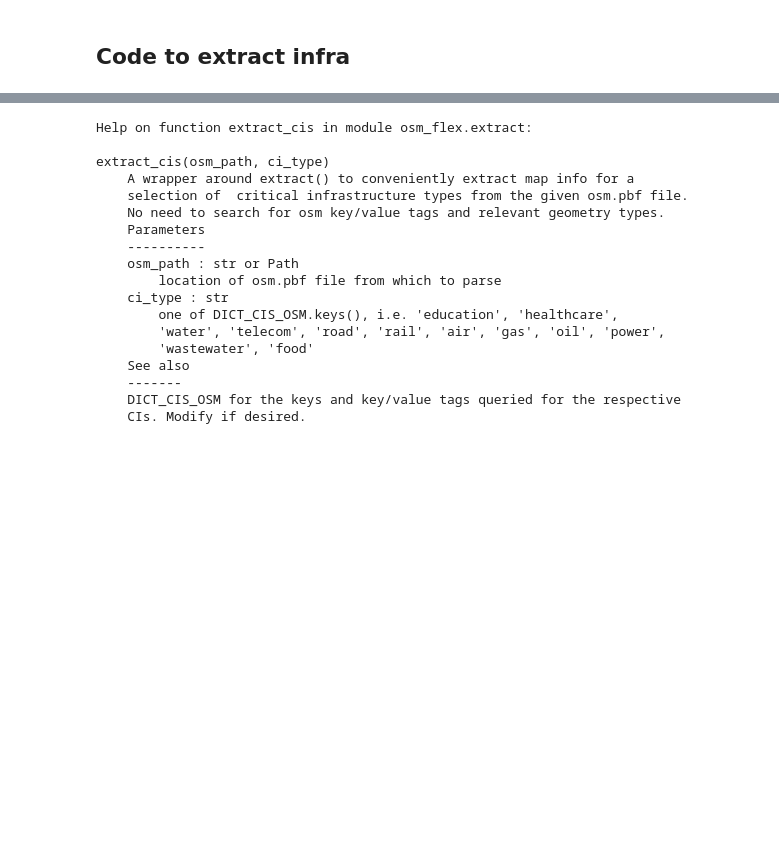
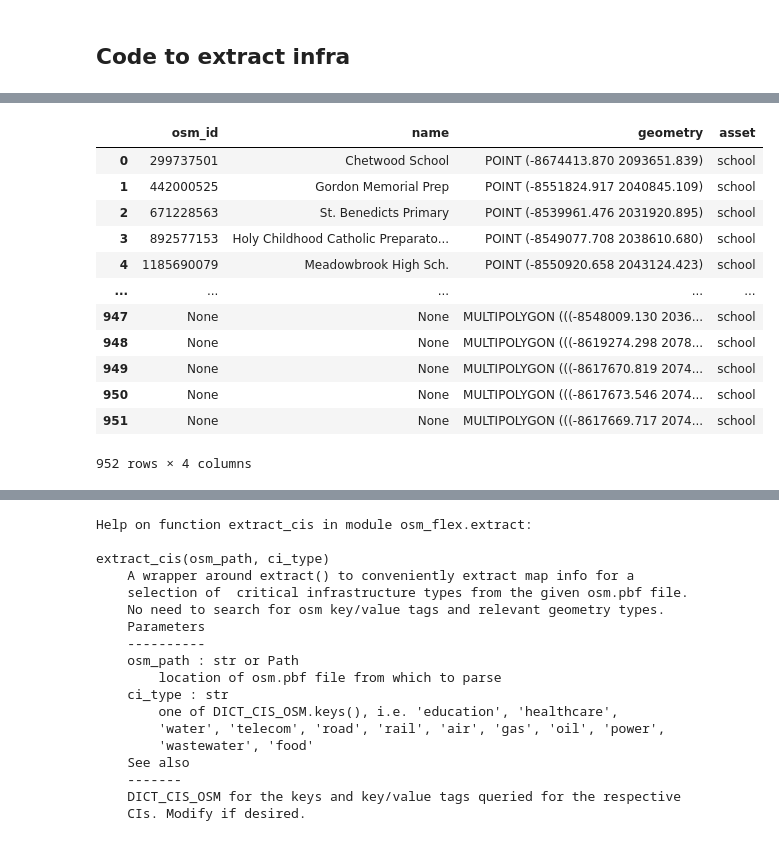
Before and after one commit to snirandjan/gmhcira, a Jupyter notebook: notebooks/risk-workflow.ipynb, the cells around one changed output, grey strips where cells are left out. Saved outputs shown, nothing was run; the diff lists cells and outputs as text; code cells hidden in the pictures; blank space fills up the shorter version.

```diff
--- a/notebooks/risk-workflow.ipynb
+++ b/notebooks/risk-workflow.ipynb
@@ -489,0 +589,16 @@ There are no existing columns with geometry data type. You can add a geometry co
+# %%
+remove_contained_points(assets)
+# %% [output]
+|  | osm_id | name | geometry | asset |
+| 0 | 299737501 | Chetwood School | POINT (-8674413.870 2093651.839) | school |
+| 1 | 442000525 | Gordon Memorial Prep | POINT (-8551824.917 2040845.109) | school |
+| 2 | 671228563 | St. Benedicts Primary | POINT (-8539961.476 2031920.895) | school |
+| 3 | 892577153 | Holy Childhood Catholic Preparato... | POINT (-8549077.708 2038610.680) | school |
+| 4 | 1185690079 | Meadowbrook High Sch. | POINT (-8550920.658 2043124.423) | school |
+| ... | ... | ... | ... | ... |
+| 947 | None | None | MULTIPOLYGON (((-8548009.130 2036... | school |
+| 948 | None | None | MULTIPOLYGON (((-8619274.298 2078... | school |
+| 949 | None | None | MULTIPOLYGON (((-8617670.819 2074... | school |
+| 950 | None | None | MULTIPOLYGON (((-8617673.546 2074... | school |
+| 951 | None | None | MULTIPOLYGON (((-8617669.717 2074... | school |
+952 rows × 4 columns
```
Also changed, not shown: parts of 17 cells of this notebook, 1 other file.
